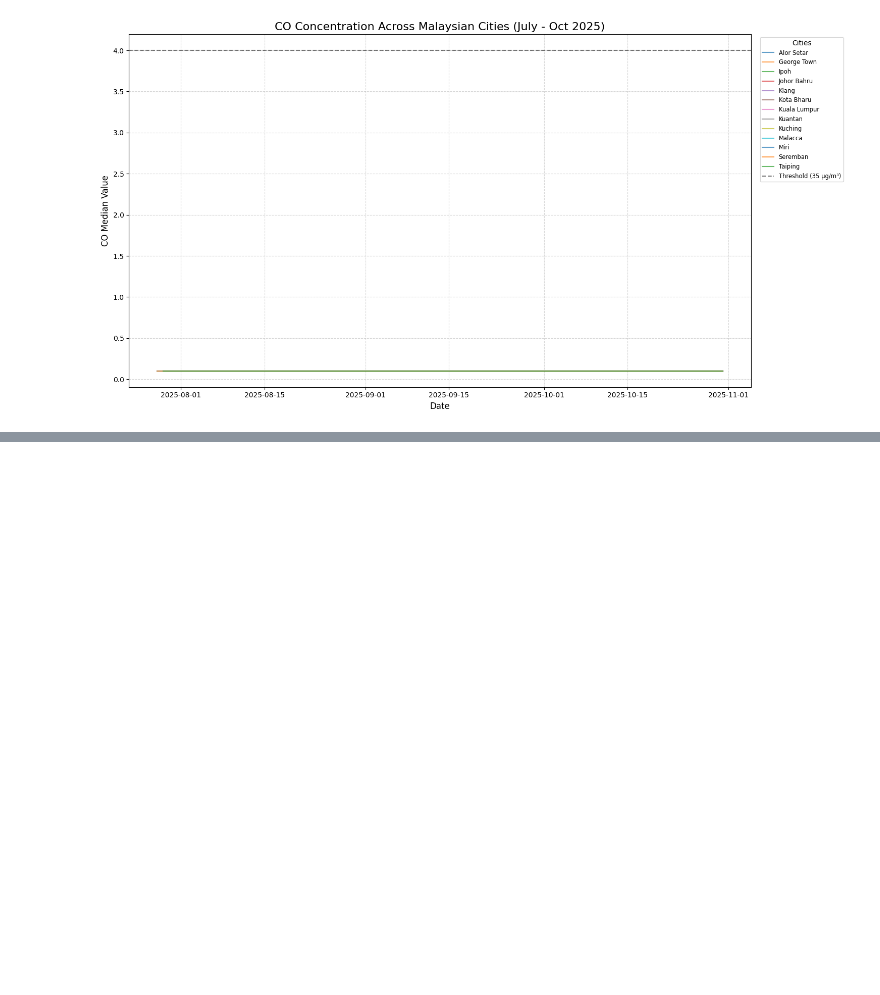
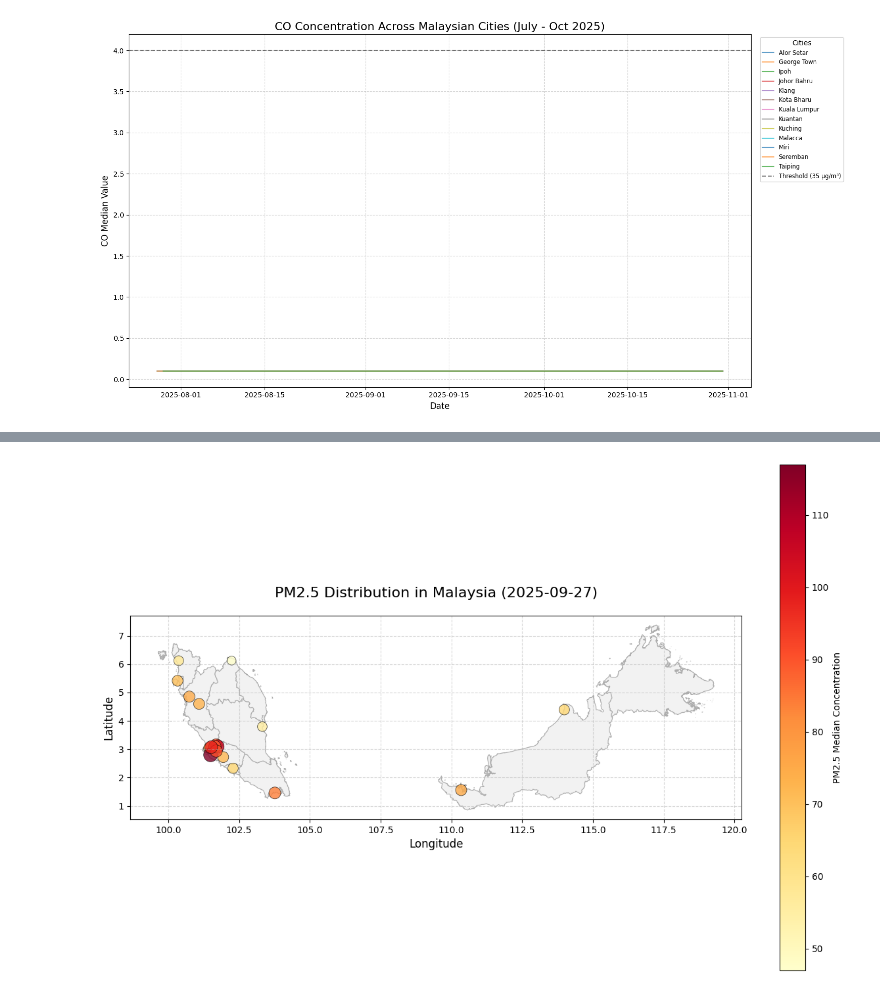
Before and after one commit to muzaffarizamuddin/P166246_Data_Management_Final_Report, a Jupyter notebook: historical_AQI_data_combine.ipynb, the cells around one changed output, grey strips where cells are left out. Cells and saved outputs as stored; diff of their text form; code cells hidden in the pictures; blank space fills up the shorter version.

```diff
--- a/historical_AQI_data_combine.ipynb
+++ b/historical_AQI_data_combine.ipynb
@@ -624,0 +692,47 @@ Next, we will focus our analysis on PM2.5 as this is shown to be the main pollut
+# %%
+import pandas as pd
+import geopandas as gpd
+import matplotlib.pyplot as plt
+
+# 1. Load the shapefile
+malaysia_map = gpd.read_file('mys_admin1.shp')
+
+# 2. Filter for your specific date
+target_date = '2025-09-27'
+df_sept27 = df_final[df_final['date_recorded'] == target_date].copy()
+
+# 3. Create GeoDataFrame
+gdf_pm25 = gpd.GeoDataFrame(
+    df_sept27,
+    geometry=gpd.points_from_xy(df_sept27.longitude, df_sept27.latitude),
+    crs="EPSG:4326"
+)
+
+# 4. Plotting
+fig, ax = plt.subplots(figsize=(15, 10))
+malaysia_map.plot(ax=ax, color='#f2f2f2', edgecolor='#adadad', linewidth=0.8)
+
+# Plot the PM2.5 points
+scatter = gdf_pm25.plot(
+    ax=ax,
+    column='median',
+    cmap='YlOrRd',
+    markersize=df_sept27['median'] * 2,
+    legend=True,
+    alpha=0.8,
+    edgecolor='black',
+    linewidth=0.5,
+    legend_kwds={'label': "PM2.5 Median Concentration"}
+)
+
+# --- AXIS & LABELS ---
+ax.set_axis_on() # Ensure the axes are visible
+ax.set_xlabel("Longitude", fontsize=12)
+ax.set_ylabel("Latitude", fontsize=12)
+ax.grid(True, linestyle='--', alpha=0.5) # Add a grid for easier coordinate reading
+
+plt.title(f"PM2.5 Distribution in Malaysia ({target_date})", fontsize=16, pad=20)
+
+plt.show()
+# %% [output]
+[figure, added]
```
Also changed, not shown: parts of 6 cells of this notebook.
